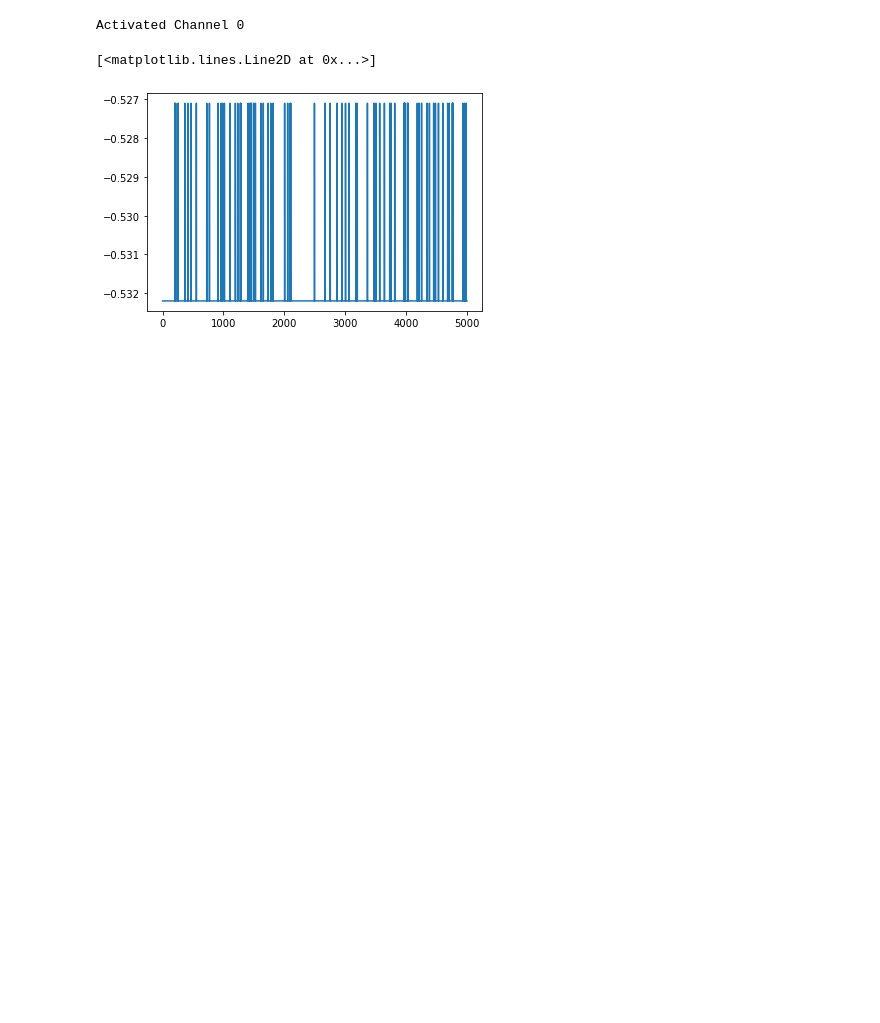
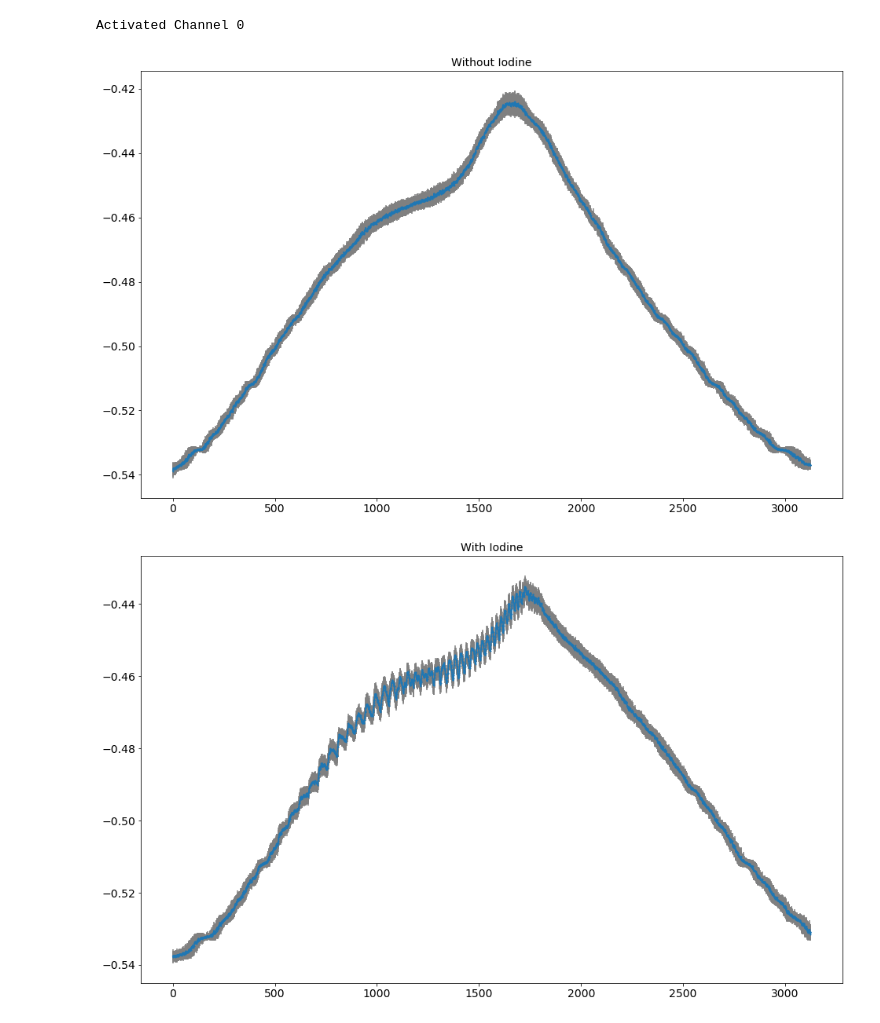
Before and after one commit to javirgv/Iodinic-Spectrometer-Experiment, a Jupyter notebook: JaviRoca_IodineSpectrometer.ipynb, the cells around one changed output. Saved outputs shown, nothing was run; the diff lists cells and outputs as text; code cells hidden in the pictures; blank space fills up the shorter version.

Commit message:
Made data taking efficient. Took trial recordings for tungsen lamp with and without iodine and for the calibration (laser and Hg and Na lamp)

```diff
--- a/JaviRoca_IodineSpectrometer.ipynb
+++ b/JaviRoca_IodineSpectrometer.ipynb
@@ -1,6 +1,14 @@
 # %%
 import numpy as np
 from matplotlib import pyplot as plt
+
+# Size plots & labels
+plt.rcParams['figure.figsize'] = (16,10)
+plt.rcParams['axes.labelsize'] = 18
+plt.rcParams['xtick.labelsize'] = 14
+plt.rcParams['ytick.labelsize'] = 14
+plt.rcParams['axes.titlesize'] = 14
+plt.rcParams['legend.fontsize'] = 14
 # %%
 from pydaqmx_helper.adc import ADC
 
@@ -11,6 +26,4 @@ Activated Channel 0
 # %%
-data = myADC.sampleVoltages(5000, 500)[0]
-plt.plot(data)
+iterations = np.arange(3125)
+plt.errorbar(iterations, V, yerr=V_err, ecolor='grey', marker='o', ms=3.5)
+#plt.xlim(2700,2900)
-# %% [output]
-[<matplotlib.lines.Line2D at 0x...>]
-[figure, removed]
@@ -16,0 +32,15 @@ plt.plot(data)
+# %%
+iterations = np.arange(3125)
+
+V, V_err = np.loadtxt('Downloads/tungsen_wo_trial_400_650.csv', unpack=True, delimiter=' ', skiprows=1)
+plt.errorbar(iterations, V[::-1], yerr=V_err[::-1], ecolor='grey', marker='o', ms=1)
+plt.title('Without Iodine')
+plt.show()
+
+V, V_err = np.loadtxt('Downloads/tungsen_w_trial_650_400.csv', unpack=True, delimiter=' ', skiprows=1)
+plt.errorbar(iterations, V, yerr=V_err, ecolor='grey', marker='o', ms=1)
+plt.title('With Iodine')
+plt.show()
+# %% [output]
+[figure, added]
+[figure, added]
```
Also changed, not shown: parts of 2 cells of this notebook, 5 other files.
